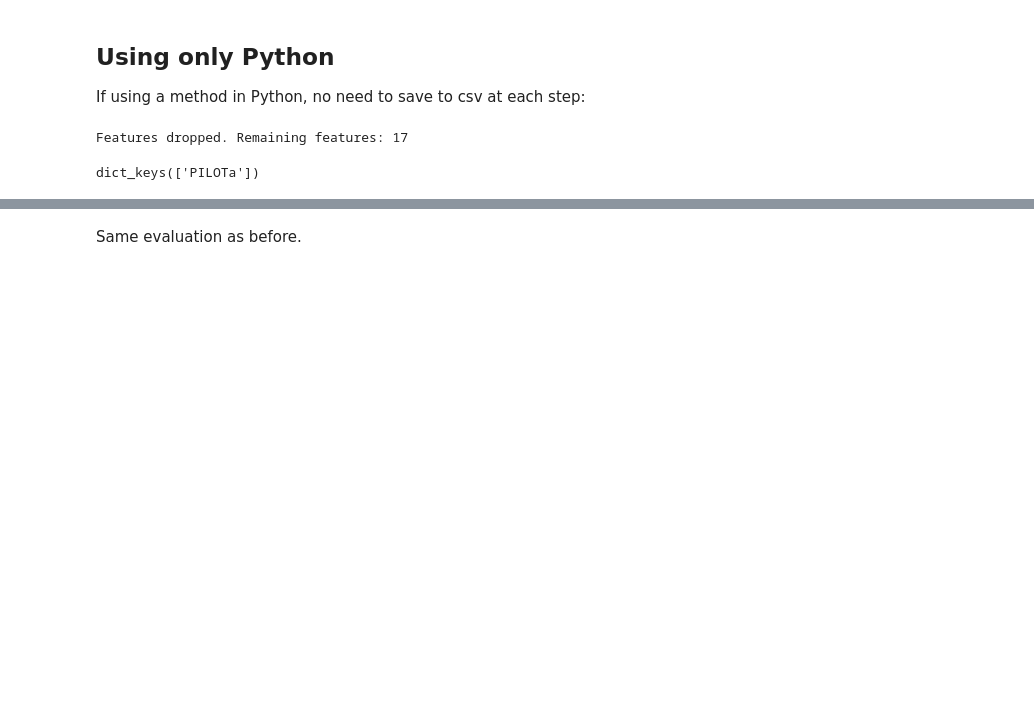
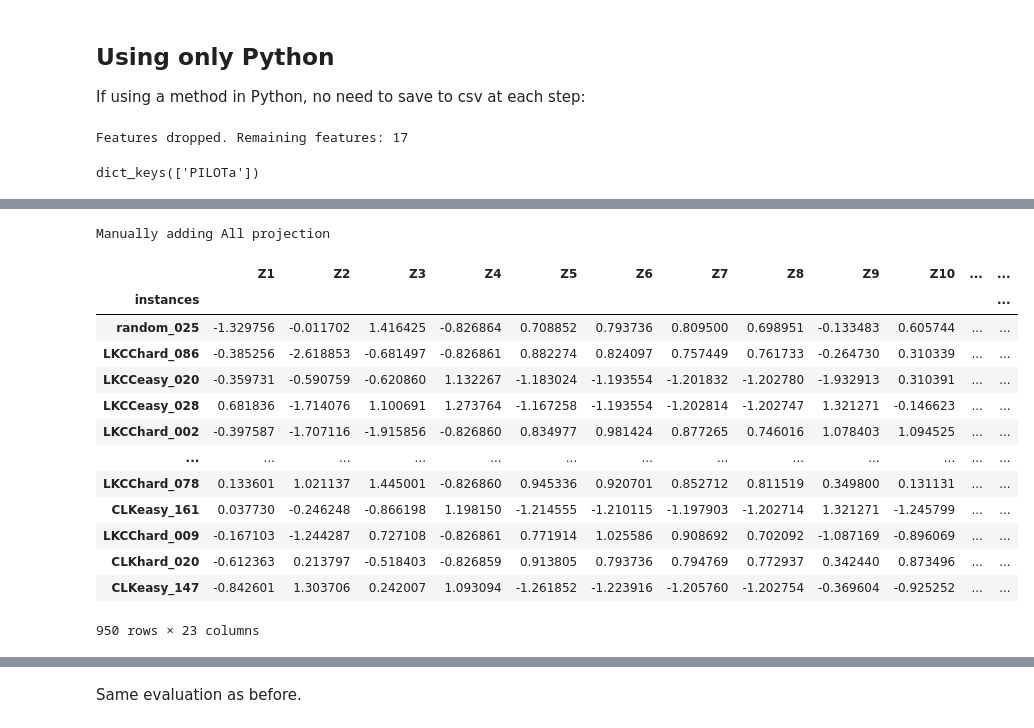
Before and after one commit to danotice/supervised-DR-for-ASP, a Jupyter notebook: Simple Analysis.ipynb, the cells around one changed output, grey strips where cells are left out. Saved outputs shown, nothing was run; the diff lists cells and outputs as text; code cells hidden in the pictures; blank space fills up the shorter version.

```diff
--- a/Simple Analysis.ipynb
+++ b/Simple Analysis.ipynb
@@ -131,0 +180,13 @@ dict_keys(['PILOTa'])
+# %%
+## original features
+x_all = pd.DataFrame(pd.concat([iSpace.split_data['Yb_train'],iSpace.split_data['Yb_test']]))
+x_all['group'] = ['train']*len(iSpace.split_data['Yb_train'])+['test']*len(iSpace.split_data['Yb_test'])
+
+zcols = [f'Z{i+1}' for i in range(iSpace.m)]
+x_all = pd.concat([
+    pd.DataFrame(np.vstack([iSpace.split_data['X_train'],iSpace.split_data['X_test']]), columns=zcols, index=x_all.index),
+    x_all], axis=1)
+iSpace.addProj('All', x_all,
+            {'col_names':dict(zip(zcols,iSpace.featureNames))})
+# %% [output]
+Manually adding All projection
@@ -136,0 +207,17 @@ is_pred.makePredictions_svm(proj, params={})
+# %%
+is_pred.projections['All']
+# %% [output]
+|  | Z1 | Z2 | Z3 | Z4 | Z5 | Z6 | Z7 | Z8 | Z9 | Z10 | ... | ... |
+| instances |  |  |  |  |  |  |  |  |  |  |  | ... |
+| random_025 | -1.329756 | -0.011702 | 1.416425 | -0.826864 | 0.708852 | 0.793736 | 0.809500 | 0.698951 | -0.133483 | 0.605744 | ... | ... |
+| LKCChard_086 | -0.385256 | -2.618853 | -0.681497 | -0.826861 | 0.882274 | 0.824097 | 0.757449 | 0.761733 | -0.264730 | 0.310339 | ... | ... |
+| LKCCeasy_020 | -0.359731 | -0.590759 | -0.620860 | 1.132267 | -1.183024 | -1.193554 | -1.201832 | -1.202780 | -1.932913 | 0.310391 | ... | ... |
+| LKCCeasy_028 | 0.681836 | -1.714076 | 1.100691 | 1.273764 | -1.167258 | -1.193554 | -1.202814 | -1.202747 | 1.321271 | -0.146623 | ... | ... |
+| LKCChard_002 | -0.397587 | -1.707116 | -1.915856 | -0.826860 | 0.834977 | 0.981424 | 0.877265 | 0.746016 | 1.078403 | 1.094525 | ... | ... |
+| ... | ... | ... | ... | ... | ... | ... | ... | ... | ... | ... | ... | ... |
+| LKCChard_078 | 0.133601 | 1.021137 | 1.445001 | -0.826860 | 0.945336 | 0.920701 | 0.852712 | 0.811519 | 0.349800 | 0.131131 | ... | ... |
+| CLKeasy_161 | 0.037730 | -0.246248 | -0.866198 | 1.198150 | -1.214555 | -1.210115 | -1.197903 | -1.202714 | 1.321271 | -1.245799 | ... | ... |
+| LKCChard_009 | -0.167103 | -1.244287 | 0.727108 | -0.826861 | 0.771914 | 1.025586 | 0.908692 | 0.702092 | -1.087169 | -0.896069 | ... | ... |
+| CLKhard_020 | -0.612363 | 0.213797 | -0.518403 | -0.826859 | 0.913805 | 0.793736 | 0.794769 | 0.772937 | 0.342440 | 0.873496 | ... | ... |
+| CLKeasy_147 | -0.842601 | 1.303706 | 0.242007 | 1.093094 | -1.261852 | -1.223916 | -1.205760 | -1.202754 | -0.369604 | -0.925252 | ... | ... |
+950 rows × 23 columns
```
Also changed, not shown: parts of 12 cells of this notebook, 1 other file.
